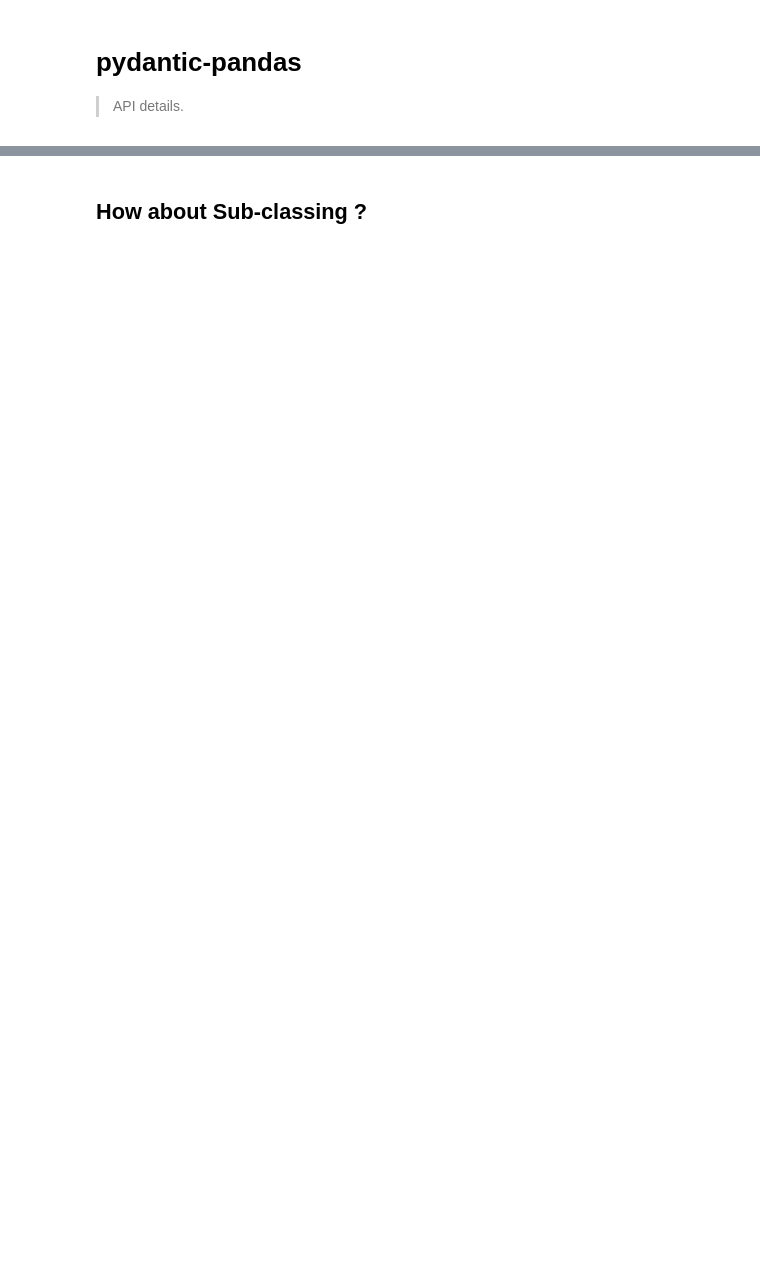
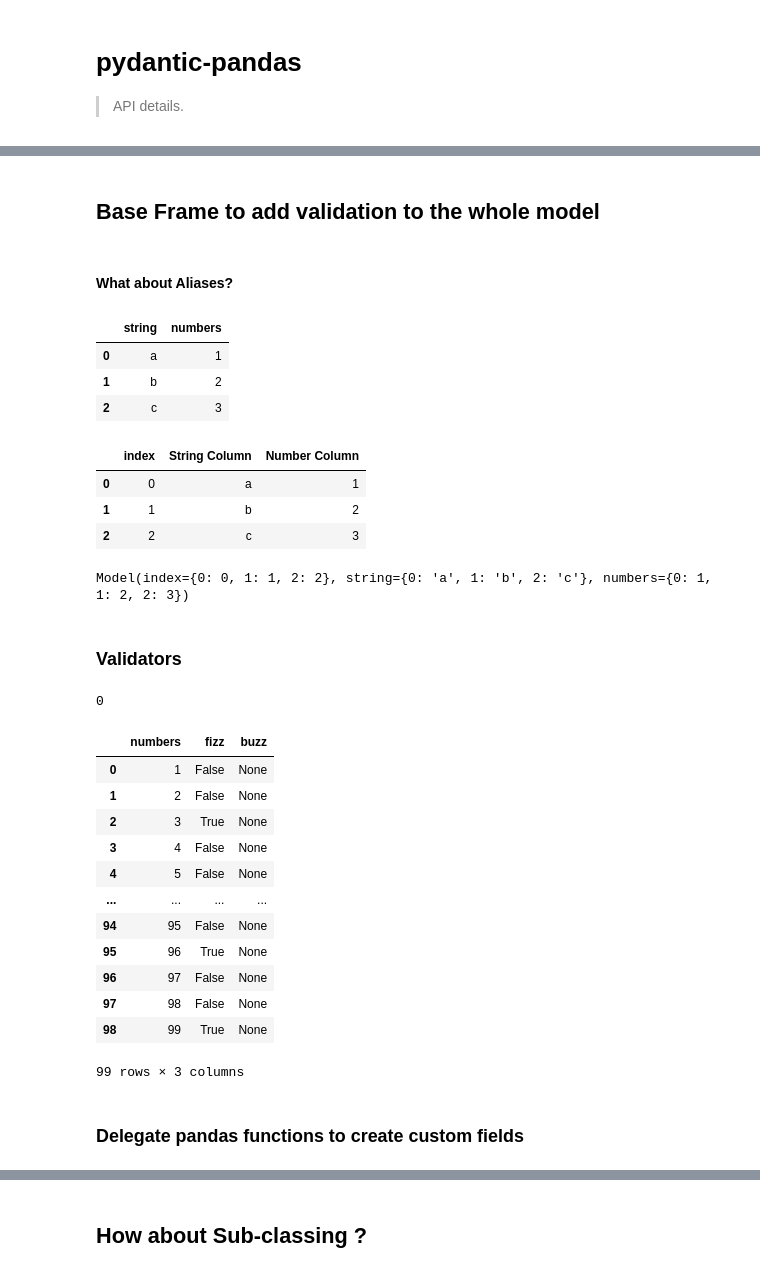
Before and after one commit to schlinkertc/pydantic-pandas, a Jupyter notebook: 00_core.ipynb, the cells around one changed output, grey strips where cells are left out. Saved outputs shown, nothing was run; the diff lists cells and outputs as text; code cells hidden in the pictures; blank space fills up the shorter version.

```diff
--- a/00_core.ipynb
+++ b/00_core.ipynb
@@ -21,0 +160,5 @@ from pydantic_pandas.utils import delegates
+# %%
+class Model(BaseModel):
+    string: ConstrainedArray[str]
+    date: ConstrainedArray[dt.date]
+    number: ConstrainedArray[int]
@@ -21,0 +188,2 @@ from pydantic_pandas.utils import delegates
+# %% [markdown]
+## Base Frame to add validation to the whole model
@@ -21,0 +218,7 @@ from pydantic_pandas.utils import delegates
+# %%
+from pydantic import Field
+
+class Model(BaseFrame):
+    string: ConstrainedArray[str] = Field('default')
+    date: ConstrainedArray[dt.date] = Field(None,description='a required date field')
+    number: ConstrainedArray[int] = None
@@ -21,0 +232,66 @@ from pydantic_pandas.utils import delegates
+# %% [markdown]
+#### What about Aliases?
+# %%
+class Model(BaseFrame):
+    string:ConstrainedArray[str] = Field(alias='String Column')
+    numbers:ConstrainedArray[int] = Field(alias='Number Column')
+# %%
+model = Model.parse_obj({
+    "String Column":['a','b','c'],
+    "Number Column":[1,2,3]
+}
+)
+model.df
+# %% [output]
+|  | string | numbers |
+| 0 | a | 1 |
+| 1 | b | 2 |
+| 2 | c | 3 |
+# %%
+df = pd.DataFrame(model.dict(by_alias=True))
+df
+# %% [output]
+|  | index | String Column | Number Column |
+| 0 | 0 | a | 1 |
+| 1 | 1 | b | 2 |
+| 2 | 2 | c | 3 |
+# %%
+Model.parse_obj(df)
+# %% [output]
+Model(index={0: 0, 1: 1, 2: 2}, string={0: 'a', 1: 'b', 2: 'c'}, numbers={0: 1, 1: 2, 2: 3})
+# %% [markdown]
+### Validators
+# %%
+3%3
+# %% [output]
+0
+# %%
+from pydantic import validator
+
+class Model(BaseFrame):
+    numbers: ConstrainedArray[int]
+    fizz: bool = None
+    buzz: bool = None
+
+    @validator('fizz',always=True)
+    def _is_fizz(cls,v,values):
+        return values['numbers'].apply(lambda x: x%3==0)
+    def
+# %%
+Model(numbers=range(1,100)).df
+# %% [output]
+|  | numbers | fizz | buzz |
+| 0 | 1 | False | None |
+| 1 | 2 | False | None |
+| 2 | 3 | True | None |
+| 3 | 4 | False | None |
+| 4 | 5 | False | None |
+| ... | ... | ... | ... |
+| 94 | 95 | False | None |
+| 95 | 96 | True | None |
+| 96 | 97 | False | None |
+| 97 | 98 | False | None |
+| 98 | 99 | True | None |
+99 rows × 3 columns
+# %% [markdown]
+### Delegate pandas functions to create custom fields
```
Also changed, not shown: parts of 58 cells of this notebook, 2 other files.
